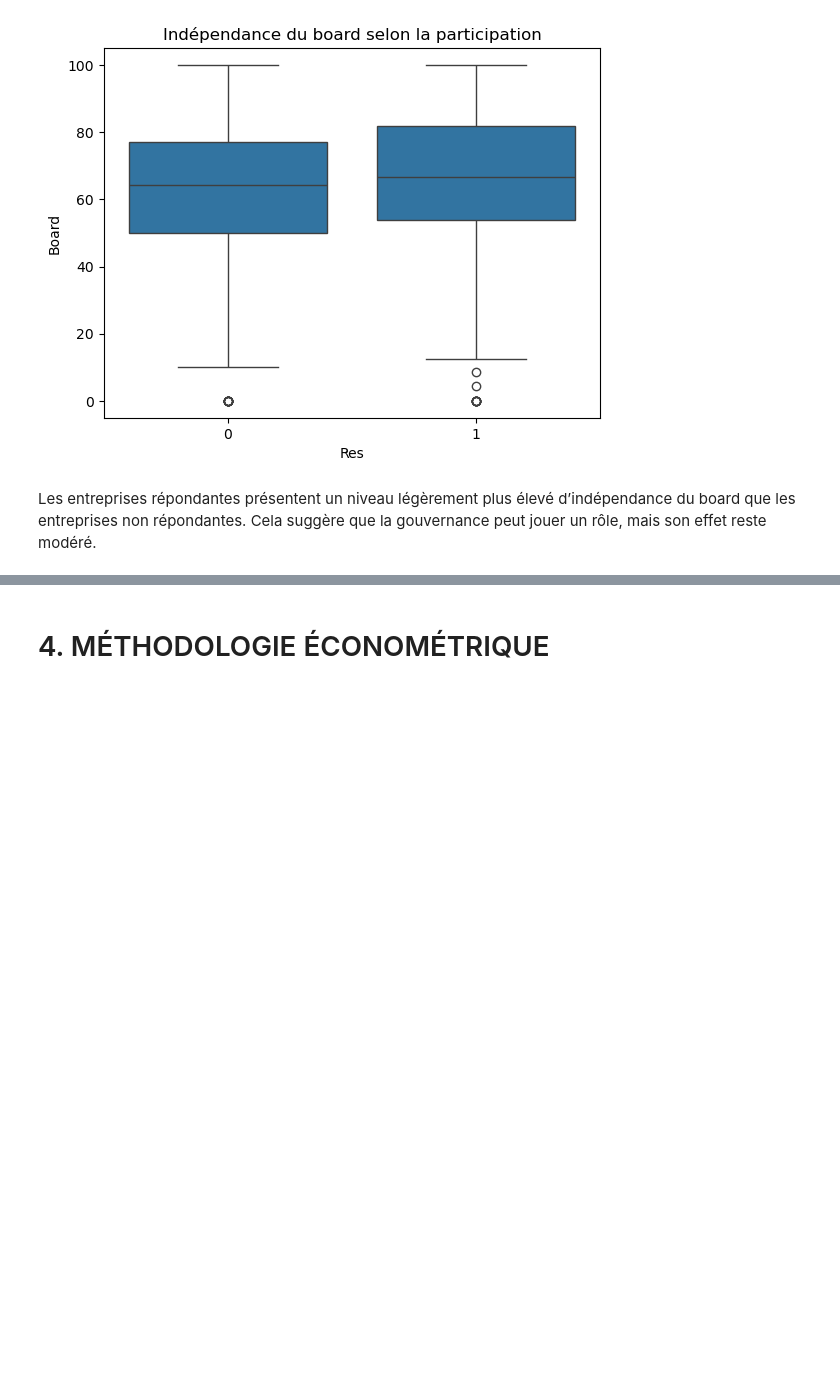
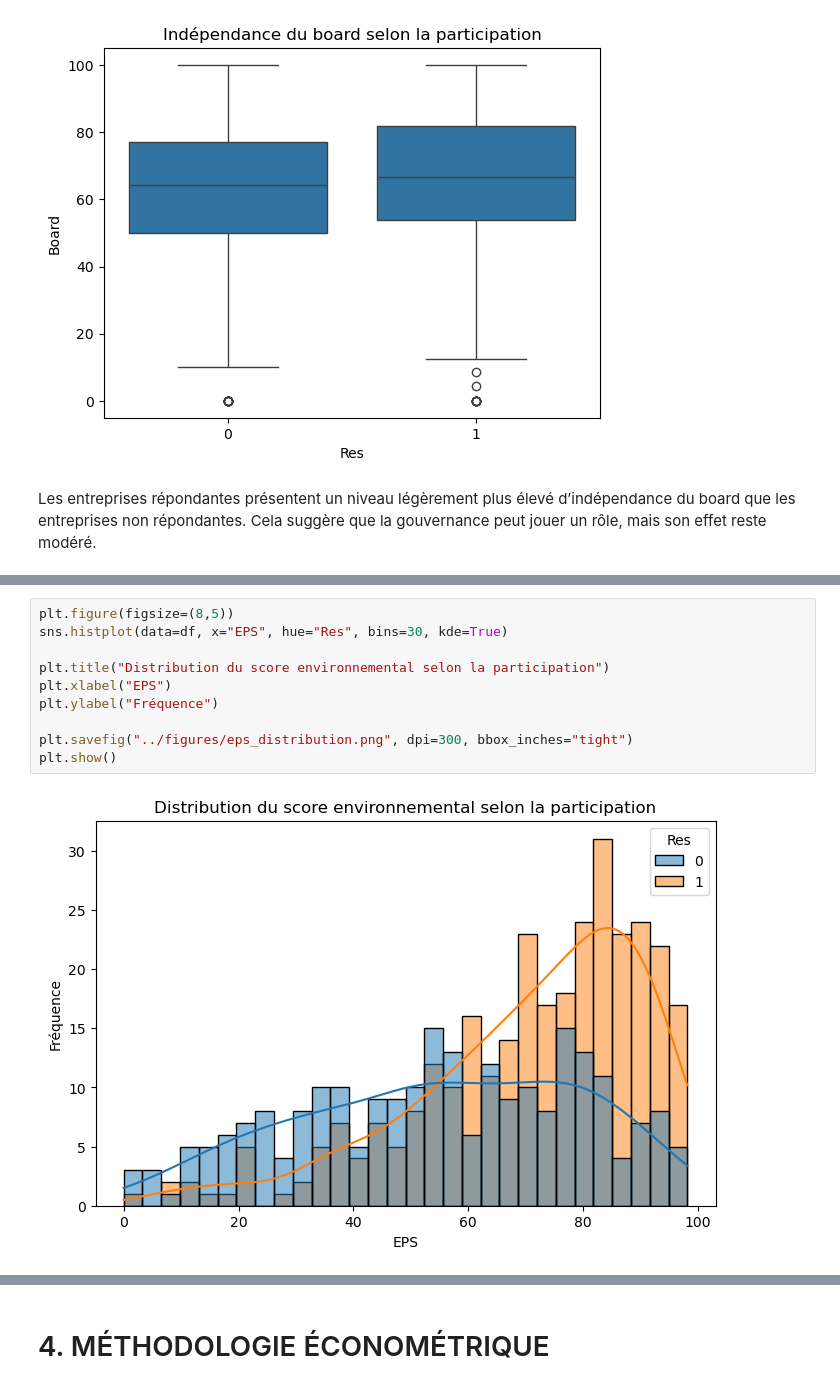
Before and after one commit to BEN-Muhammad/cdp-project, a Jupyter notebook: notebooks/partie2_CDP.ipynb, the cells around one changed output, grey strips where cells are left out. Cells and saved outputs as stored; diff of their text form; blank space fills up the shorter version.

```diff
--- a/notebooks/partie2_CDP.ipynb
+++ b/notebooks/partie2_CDP.ipynb
@@ -514,0 +518,12 @@ Cela suggère que la gouvernance peut jouer un rôle, mais son effet reste modé
+# %%
+plt.figure(figsize=(8,5))
+sns.histplot(data=df, x="EPS", hue="Res", bins=30, kde=True)
+
+plt.title("Distribution du score environnemental selon la participation")
+plt.xlabel("EPS")
+plt.ylabel("Fréquence")
+
+plt.savefig("../figures/eps_distribution.png", dpi=300, bbox_inches="tight")
+plt.show()
+# %% [output]
+[figure, added]
```
Also changed, not shown: parts of 60 cells of this notebook.
